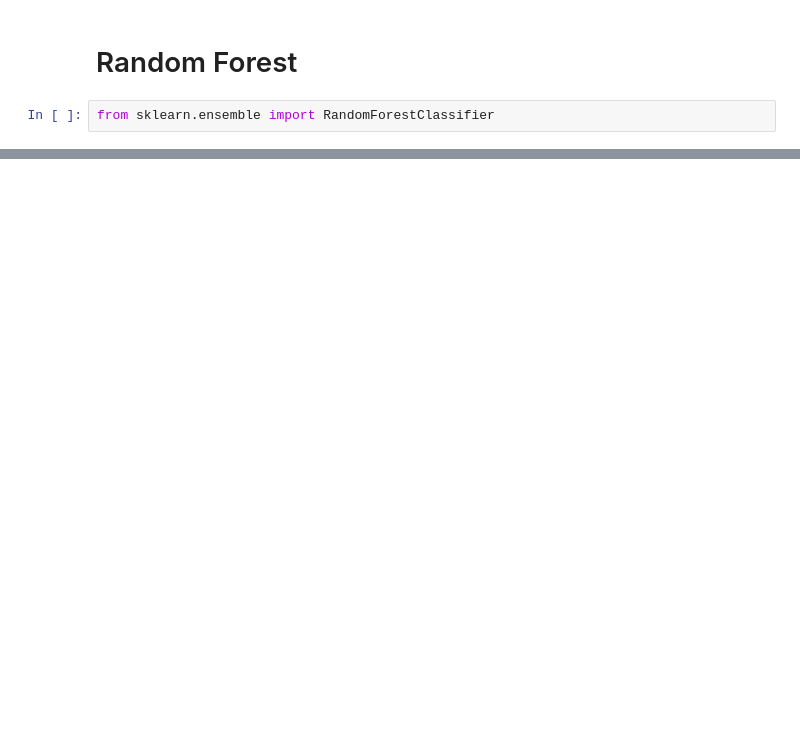
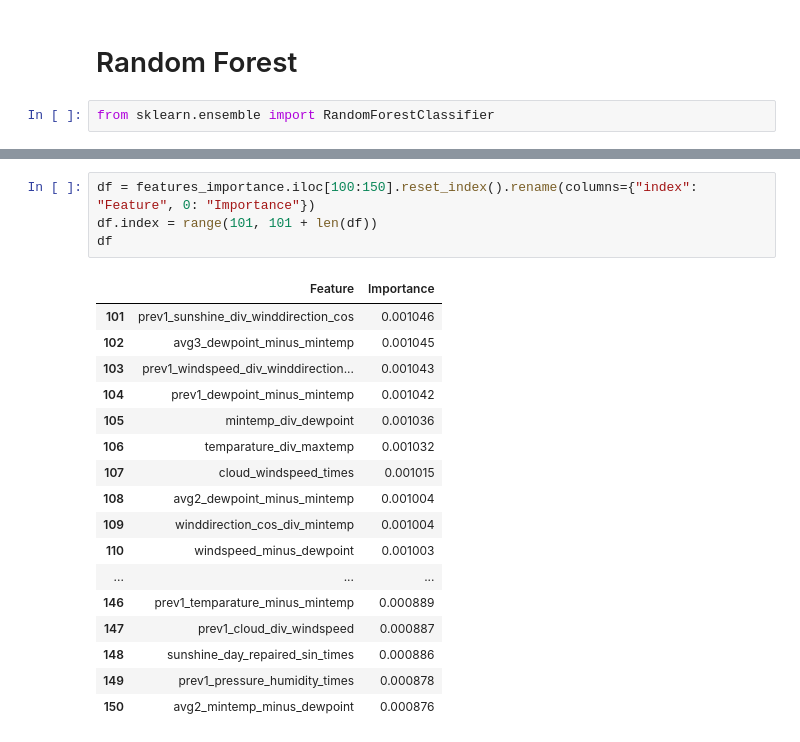
Before and after one commit to WojcikAleksandra/rainfall-prediction-kaggle-competition, a Jupyter notebook: data_transform_functions.ipynb, the cells around one changed output, grey strips where cells are left out. Drawn from its saved outputs; the diff is of its cells as text; blank space fills up the shorter version.

```diff
--- a/data_transform_functions.ipynb
+++ b/data_transform_functions.ipynb
@@ -355,0 +372,22 @@ dtype: float64
+# %%
+df = features_importance.iloc[100:150].reset_index().rename(columns={"index": "Feature", 0: "Importance"})
+df.index = range(101, 101 + len(df))
+df
+# %% [output]
+|  | Feature | Importance |
+| 101 | prev1_sunshine_div_winddirection_cos | 0.001046 |
+| 102 | avg3_dewpoint_minus_mintemp | 0.001045 |
+| 103 | prev1_windspeed_div_winddirection... | 0.001043 |
+| 104 | prev1_dewpoint_minus_mintemp | 0.001042 |
+| 105 | mintemp_div_dewpoint | 0.001036 |
+| 106 | temparature_div_maxtemp | 0.001032 |
+| 107 | cloud_windspeed_times | 0.001015 |
+| 108 | avg2_dewpoint_minus_mintemp | 0.001004 |
+| 109 | winddirection_cos_div_mintemp | 0.001004 |
+| 110 | windspeed_minus_dewpoint | 0.001003 |
+| ... | ... | ... |
+| 146 | prev1_temparature_minus_mintemp | 0.000889 |
+| 147 | prev1_cloud_div_windspeed | 0.000887 |
+| 148 | sunshine_day_repaired_sin_times | 0.000886 |
+| 149 | prev1_pressure_humidity_times | 0.000878 |
+| 150 | avg2_mintemp_minus_dewpoint | 0.000876 |
```
Also changed, not shown: parts of 10 cells of this notebook.
